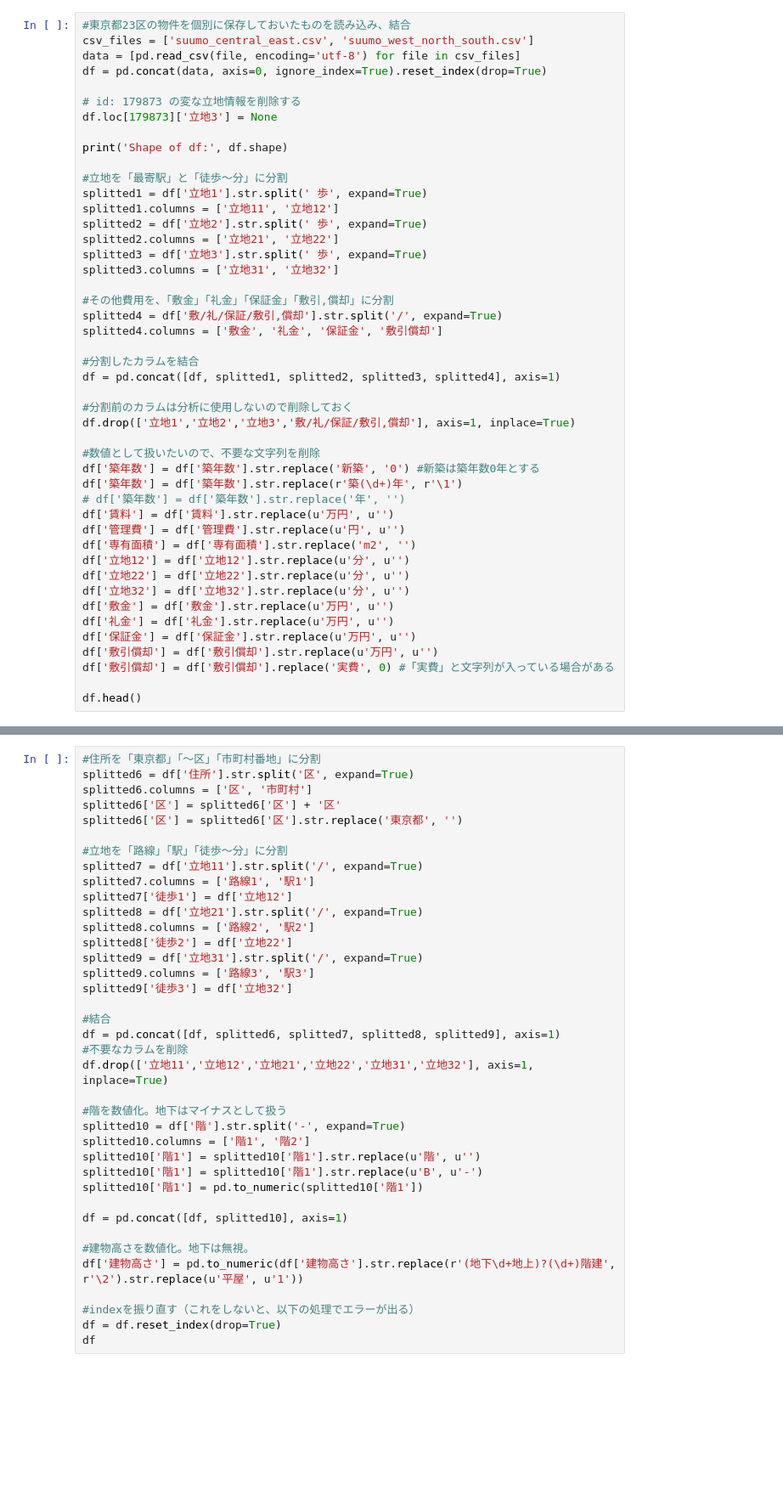
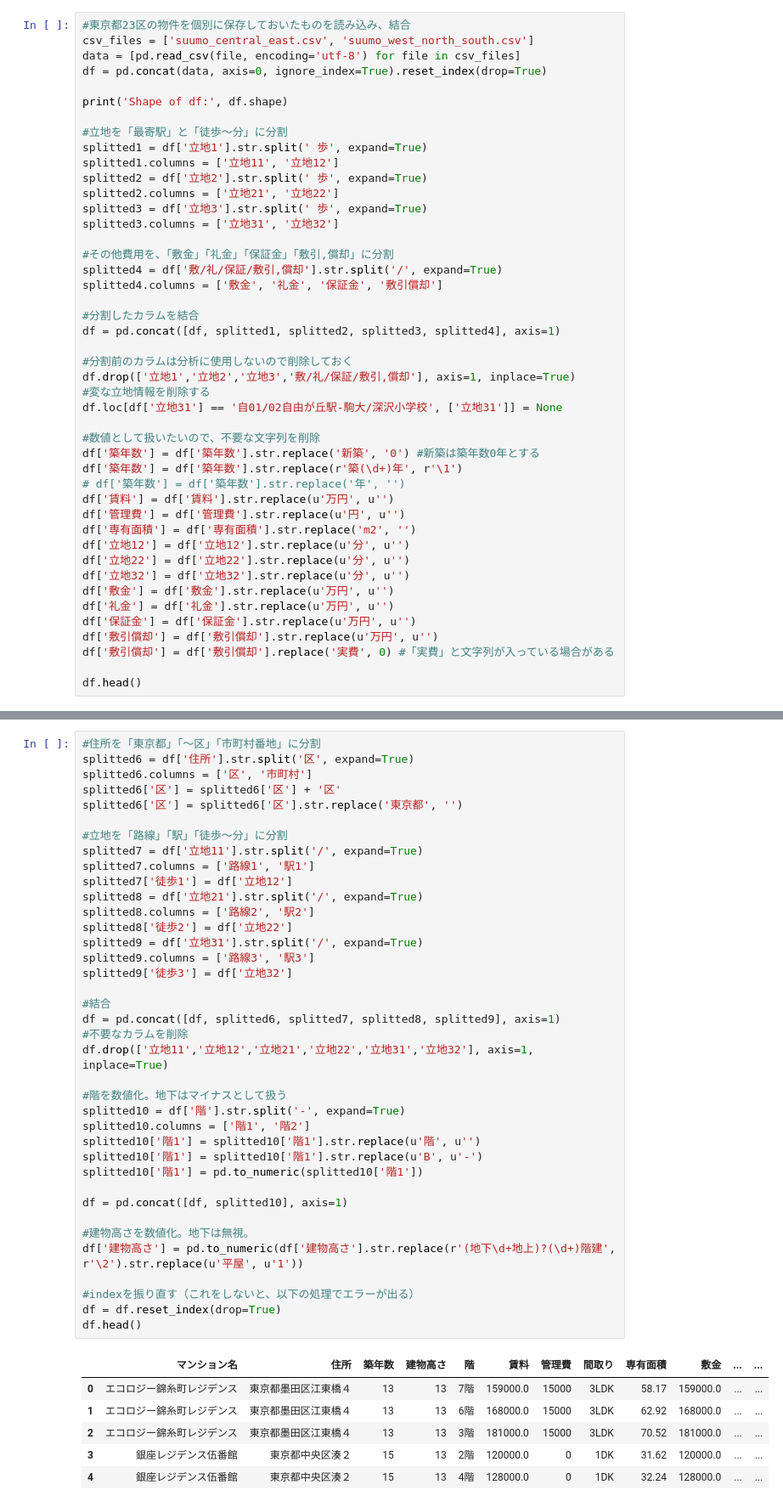
Before and after one commit to skatsuta/Suumo, a Jupyter notebook: Data_Concatination.ipynb, the cells around one changed output, grey strips where cells are left out. Shown: that part at 85% size. Saved outputs shown, nothing was run; the diff lists cells and outputs as text; blank space fills up the shorter version.

```diff
--- a/Data_Concatination.ipynb
+++ b/Data_Concatination.ipynb
@@ -30,9 +30,6 @@ class Timer:
 csv_files = ['suumo_central_east.csv', 'suumo_west_north_south.csv']
 data = [pd.read_csv(file, encoding='utf-8') for file in csv_files]
 df = pd.concat(data, axis=0, ignore_index=True).reset_index(drop=True)
-
-# id: 179873 の変な立地情報を削除する
-df.loc[179873]['立地3'] = None
 
 print('Shape of df:', df.shape)
 
@@ -53,6 +50,8 @@ df = pd.concat([df, splitted1, splitted2, splitted3, splitted4], axis=1)
 
 #分割前のカラムは分析に使用しないので削除しておく
 df.drop(['立地1','立地2','立地3','敷/礼/保証/敷引,償却'], axis=1, inplace=True)
+#変な立地情報を削除する
+df.loc[df['立地31'] == '自01/02自由が丘駅-駒大/深沢小学校', ['立地31']] = None
 
 #数値として扱いたいので、不要な文字列を削除
 df['築年数'] = df['築年数'].str.replace('新築', '0') #新築は築年数0年とする
@@ -115,31 +122,38 @@ splitted6['区'] = splitted6['区'].str.replace('東京都', '')
 #立地を「路線」「駅」「徒歩〜分」に分割
 splitted7 = df['立地11'].str.split('/', expand=True)
 splitted7.columns = ['路線1', '駅1']
 splitted7['徒歩1'] = df['立地12']
 splitted8 = df['立地21'].str.split('/', expand=True)
 splitted8.columns = ['路線2', '駅2']
 splitted8['徒歩2'] = df['立地22']
 splitted9 = df['立地31'].str.split('/', expand=True)
 splitted9.columns = ['路線3', '駅3']
 splitted9['徒歩3'] = df['立地32']
 
 #結合
 df = pd.concat([df, splitted6, splitted7, splitted8, splitted9], axis=1)
 #不要なカラムを削除
 df.drop(['立地11','立地12','立地21','立地22','立地31','立地32'], axis=1, inplace=True)
 
 #階を数値化。地下はマイナスとして扱う
 splitted10 = df['階'].str.split('-', expand=True)
 splitted10.columns = ['階1', '階2']
 splitted10['階1'] = splitted10['階1'].str.replace(u'階', u'')
 splitted10['階1'] = splitted10['階1'].str.replace(u'B', u'-')
 splitted10['階1'] = pd.to_numeric(splitted10['階1'])
 
 df = pd.concat([df, splitted10], axis=1)
 
 #建物高さを数値化。地下は無視。
 df['建物高さ'] = pd.to_numeric(df['建物高さ'].str.replace(r'(地下\d+地上)?(\d+)階建', r'\2').str.replace(u'平屋', u'1'))
 
 #indexを振り直す（これをしないと、以下の処理でエラーが出る）
 df = df.reset_index(drop=True)
-df
+df.head()
+# %% [output]
+|  | マンション名 | 住所 | 築年数 | 建物高さ | 階 | 賃料 | 管理費 | 間取り | 専有面積 | 敷金 | ... | ... |
+| 0 | エコロジー錦糸町レジデンス | 東京都墨田区江東橋４ | 13 | 13 | 7階 | 159000.0 | 15000 | 3LDK | 58.17 | 159000.0 | ... | ... |
+| 1 | エコロジー錦糸町レジデンス | 東京都墨田区江東橋４ | 13 | 13 | 6階 | 168000.0 | 15000 | 3LDK | 62.92 | 168000.0 | ... | ... |
+| 2 | エコロジー錦糸町レジデンス | 東京都墨田区江東橋４ | 13 | 13 | 3階 | 181000.0 | 15000 | 3LDK | 70.52 | 181000.0 | ... | ... |
+| 3 | 銀座レジデンス伍番館 | 東京都中央区湊２ | 15 | 13 | 2階 | 120000.0 | 0 | 1DK | 31.62 | 120000.0 | ... | ... |
+| 4 | 銀座レジデンス伍番館 | 東京都中央区湊２ | 15 | 13 | 4階 | 128000.0 | 0 | 1DK | 32.24 | 128000.0 | ... | ... |
```
Also changed, not shown: parts of 5 cells of this notebook, 1 other file.
